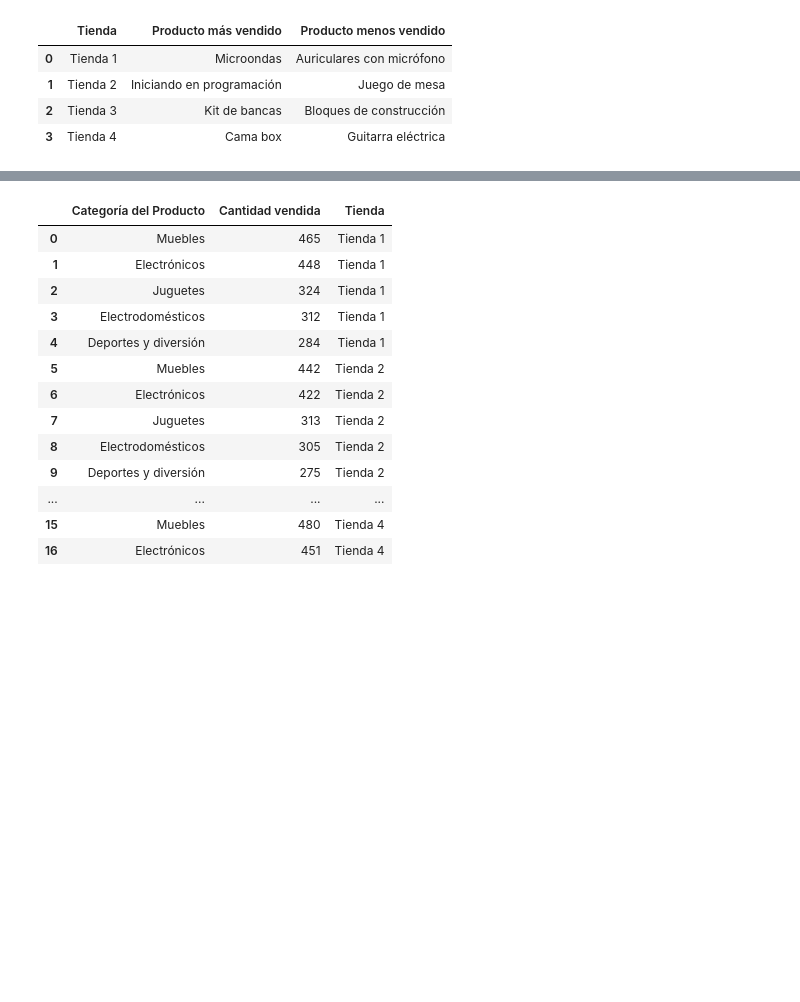
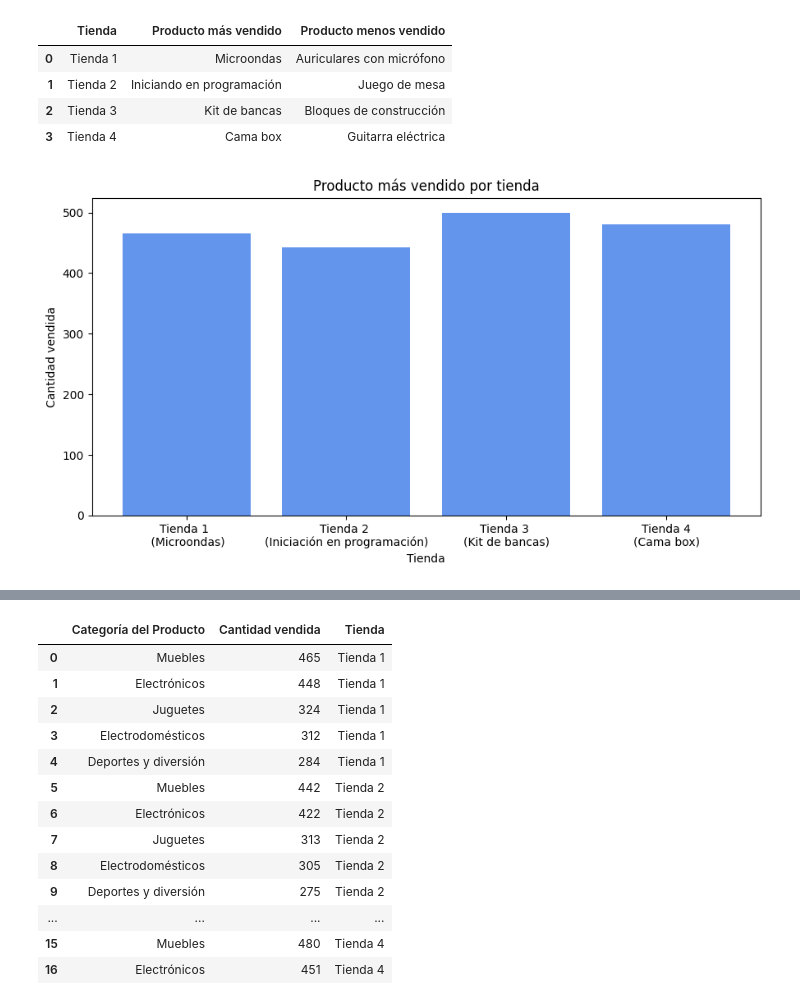
Before and after one commit to rocioivonneperezgonzalez-ship-it/Practicando-Python-para-Data-Science-Challenge-Alura-Store, a Jupyter notebook: Python_para_Data_Science_Challenge_Alura_Store.ipynb, the cells around one changed output, grey strips where cells are left out. Cells and saved outputs as stored; diff of their text form; code cells hidden in the pictures; blank space fills up the shorter version.

```diff
--- a/Python_para_Data_Science_Challenge_Alura_Store.ipynb
+++ b/Python_para_Data_Science_Challenge_Alura_Store.ipynb
@@ -476,3 +468,84 @@ tabla_valoracion2
 | 1 | Tienda 2 | Iniciando en programación | Juego de mesa |
 | 2 | Tienda 3 | Kit de bancas | Bloques de construcción |
 | 3 | Tienda 4 | Cama box | Guitarra eléctrica |
+# %%
+# Creación de funciones
+df_mas = pd.DataFrame({
+    'Tienda': ['Tienda 1 \n (Microondas)', 'Tienda 2 \n(Iniciación en programación)', 'Tienda 3 \n(Kit de bancas)', 'Tienda 4\n(Cama box)'],
+    'Producto': [pro_mas_ven_t1, pro_mas_ven_t2, pro_mas_ven_t3, pro_mas_ven_t4],
+    'Cantidad': [cat_tienda1.max(), cat_tienda2.max(), cat_tienda3.max(), cat_tienda4.max()]
+ })
+
+df_menos = pd.DataFrame({
+    'Tienda': ['Tienda 1  \n(Auriculares con microfono)', 'Tienda 2  \n(Juego de mesa)', 'Tienda 3  \n(Bloques de construción)', 'Tienda 4  \n(Gutarra eléctrica)'],
+    'Producto': [pro_menos_ven_t1, pro_menos_ven_t2, pro_menos_ven_t3, pro_menos_ven_t4],
+    'Cantidad': [cat_tienda1.min(), cat_tienda2.min(), cat_tienda3.min(), cat_tienda4.min()]
+})
+
+# Gráfico 1 - Producto más vendido
+plt.figure(figsize=(9, 5))
+plt.bar(df_mas['Tienda'], df_mas['Cantidad'], color='cornflowerblue')
+plt.title('Producto más vendido por tienda')
+plt.xlabel('Tienda')
+plt.ylabel('Cantidad vendida')
+plt.tight_layout()
+plt.show()
+
+# Gráfico 2 – Barras horizontales: productos menos vendidos por tienda
+plt.figure(figsize=(9, 5))
+plt.barh(df_menos['Tienda'], df_menos['Cantidad'], color='lightcoral')
+plt.title('Producto menos vendido por tienda')
+plt.xlabel('Cantidad vendida')
+plt.ylabel('Tienda')
+plt.tight_layout()
+plt.show()
+
+# Gráfico 3 – Barras agrupadas: más vs menos vendido por tienda
+import numpy as np
+
+tiendas_labels = ['Tienda 1', 'Tienda 2', 'Tienda 3', 'Tienda 4']
+x = np.arange(len(tiendas_labels))  # posiciones en el eje x
+width = 0.35  # ancho de cada barra
+
+plt.figure(figsize=(12, 6))
+bars_mas = plt.bar(x - width/2, df_mas['Cantidad'], width, label='Más vendido', color='seagreen')
+bars_menos = plt.bar(x + width/2, df_menos['Cantidad'], width, label='Menos vendido', color='orange')
+
+plt.xticks(x, tiendas_labels)
+plt.title('Comparación: producto más vs menos vendido por tienda')
+plt.xlabel('Tienda')
+plt.ylabel('Cantidad vendida')
+plt.legend()
+
+# Añadir nombre del producto más vendido sobre su barra
+for i, bar in enumerate(bars_mas):
+    height = bar.get_height()
+    producto = df_mas.loc[i, 'Producto']
+    plt.text(
+        bar.get_x() + bar.get_width() / 2,
+        height + 0.5,
+        producto,
+        ha='center',
+        va='bottom',
+        rotation=45,
+        fontsize=8
+    )
+
+# Añadir nombre del producto menos vendido sobre su barra
+for i, bar in enumerate(bars_menos):
+    height = bar.get_height()
+    producto = df_menos.loc[i, 'Producto']
+    plt.text(
+        bar.get_x() + bar.get_width() / 2,
+        height + 0.5,
+        producto,
+        ha='center',
+        va='bottom',
+        rotation=45,
+        fontsize=8
+    )
+
+plt.tight_layout()
+plt.show()
+# %% [output]
+[figure, added]
```
Also changed, not shown: parts of 6 cells of this notebook.
